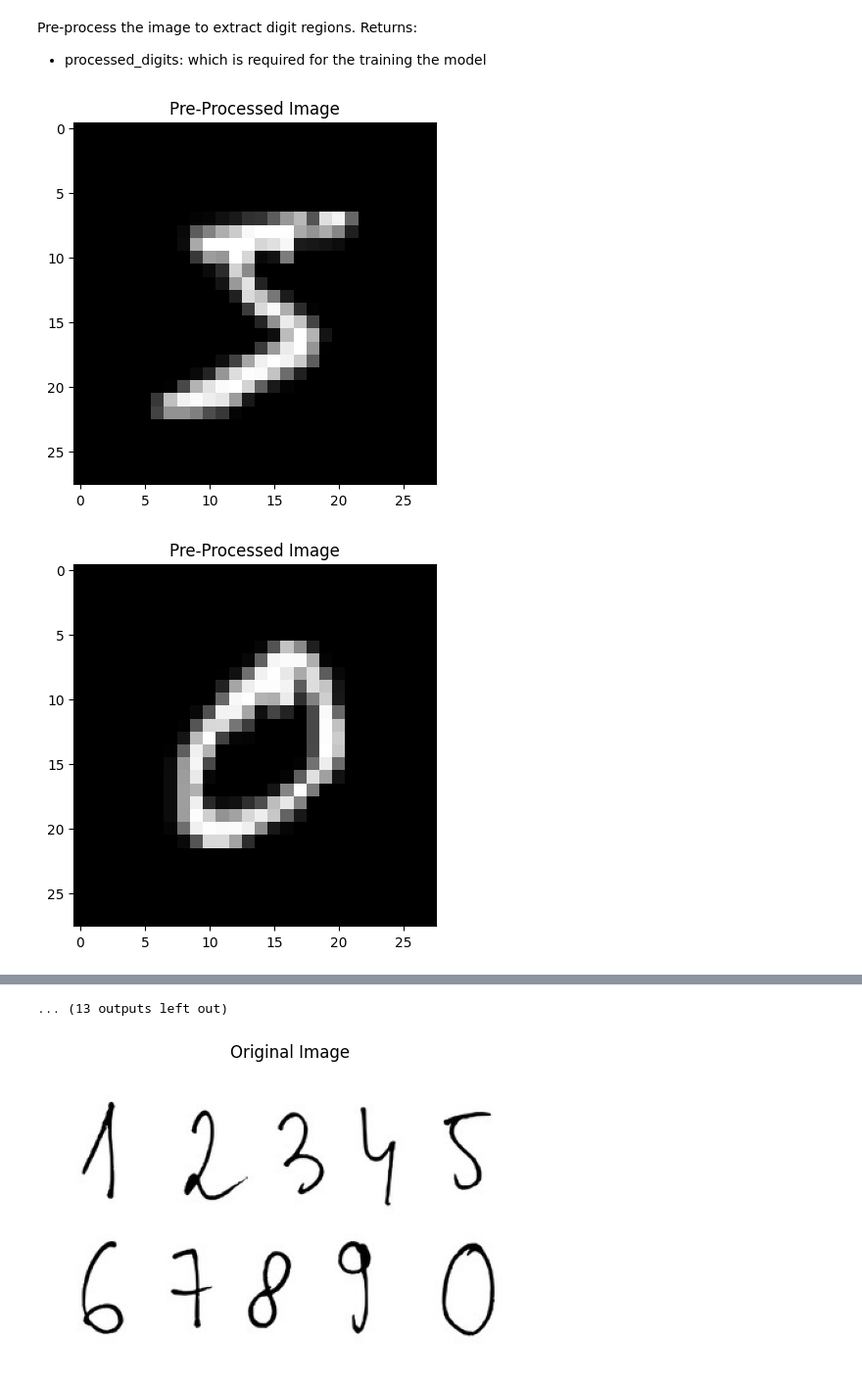
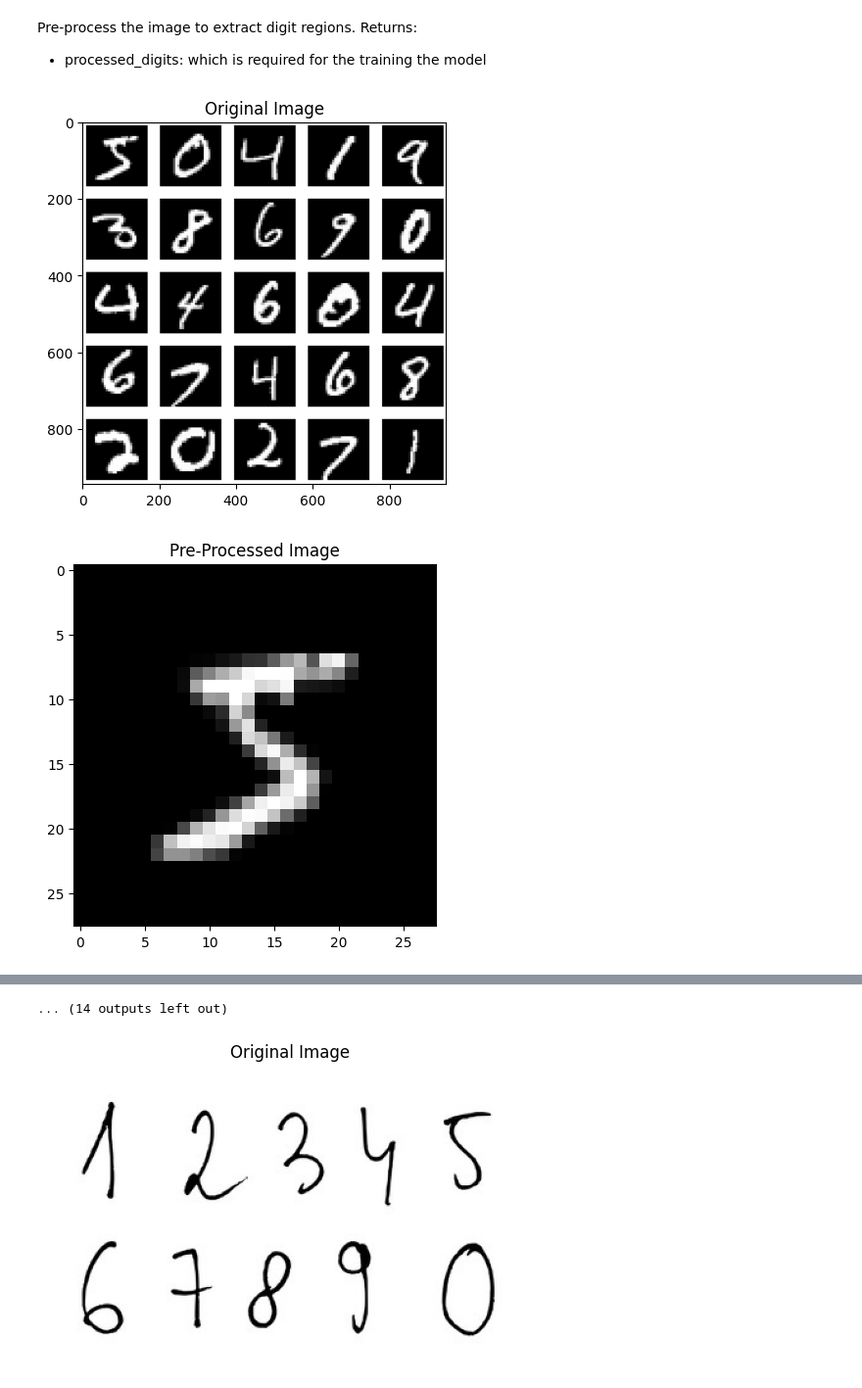
Before and after one commit to sims-kale/ML-handwriting-recognition-system, a Jupyter notebook: assesment.ipynb, the cells around one changed output, grey strips where cells are left out. Shown at 98% size. Drawn from its saved outputs; the diff is of its cells as text; code cells hidden in the pictures.

```diff
--- a/assesment.ipynb
+++ b/assesment.ipynb
@@ -182,6 +256,13 @@ def find_counters(image, binary, min_area=0, max_area=0):
             if min_area <= cv2.contourArea(contour) <= max_area
         ]
 
+    bounding_boxes = [cv2.boundingRect(c) for c in contours]
+    sorted_contours = sorted(
+        zip(contours, bounding_boxes),
+        key=lambda b: (b[1][1] // 50, b[1][0])  # Sort by row (y) and then column (x)
+    )
+    contours = [c[0] for c in sorted_contours]
+
 
     return contours
 
@@ -192,35 +273,36 @@ def preprocess_digitGrid(image_path):
     for image in image_path[10:11]:
         # print(image)
         image = cv2.imread(image)
-        # plt.imshow(image)
-        # plt.show()
+        plt.imshow(image)
+        plt.title("Original Image")
+        plt.show()
         gray = cv2.cvtColor(image, cv2.COLOR_BGR2GRAY)
         blurred = cv2.GaussianBlur(gray, (5, 5), 2)
         _, binary = cv2.threshold(blurred, 128, 255, cv2.THRESH_BINARY_INV)
         # Find contours that likely correspond to digits
         contours = find_counters(image.copy(), binary)
         processed_digits = []
         for contour in contours:
             x, y, w, h = cv2.boundingRect(contour)
             digit_roi = gray[y : y + h, x : x + w]
             resized_digit = cv2.resize(digit_roi, (28, 28))
             height, width = resized_digit.shape
             padded_image = np.zeros((height + 8, width + 8), dtype=np.uint8)
             padded_image[4 : height + 4, 4 : width + 4] = resized_digit
             final_image = cv2.resize(padded_image, (28, 28))
             processed_image = final_image.astype("float32") / 255.0
             processed_image = processed_image.reshape(28, 28, 1)
 
             processed_digits.append(((x, y, w, h), processed_image))
             plt.imshow(final_image, cmap="gray")
             plt.title("Pre-Processed Image")
             plt.grid(False)
             plt.show()
 
         return processed_digits
 
 
 processed_digits= preprocess_digitGrid(image_path);
 # %% [output]
-[figure, old version]
+[figure, new version]
-[figure, old version]
+[figure, new version]
@@ -237,4 +319,4 @@ processed_digits= preprocess_digitGrid(image_path);
-... (13 outputs left out)
+... (14 outputs left out)
 # %%
 def find_counters(image, binary, min_area=0, max_area=0):
     # Apply Canny edge detection
```
Also changed, not shown: parts of 12 cells of this notebook, 2 other files.
